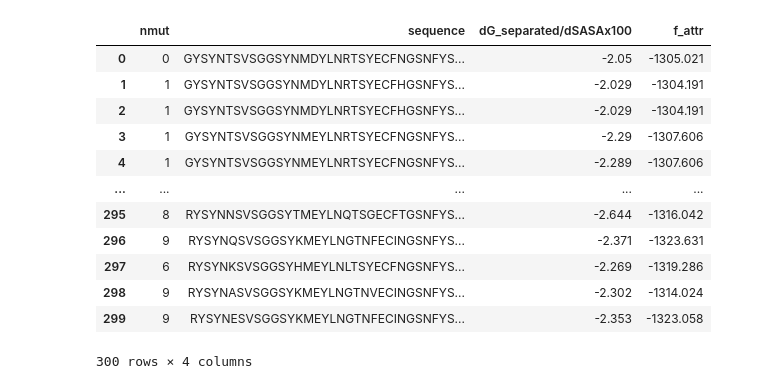
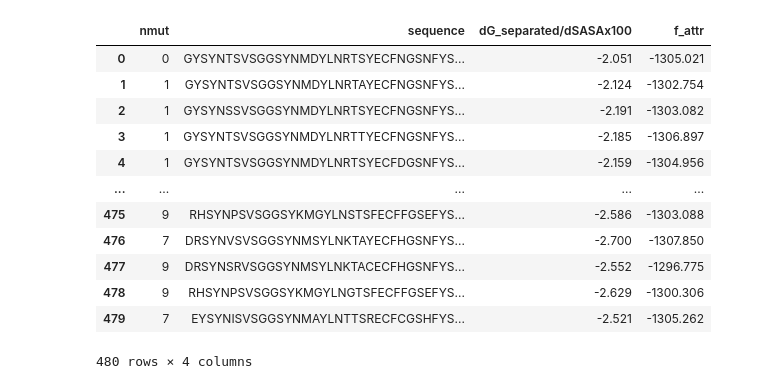
Before and after one commit to applibres/protein_ea_02, a Jupyter notebook: test.ipynb, the cells around one changed output. Cells and saved outputs as stored; diff of their text form; code cells hidden in the pictures.

```diff
--- a/test.ipynb
+++ b/test.ipynb
@@ -1,23 +1,24 @@
 # %%
 import pandas as pd
 
 
-df_inds = pd.read_csv("test_2mobj/statistics/run15_individuals.csv")
-df_inds[['dG_separated/dSASAx100', 'f_attr']] = df_inds['fitness'].str.split(',', expand=True)
+df = pd.read_csv("test3_2mobj/statistics/run15_individuals.csv")
+df_inds = df
+df_inds[['dG_separated/dSASAx100', 'f_attr']] = df_inds['fitness'].str.split(',', expand=True).astype(float)
 df_inds.drop(columns=['fitness', 'pdb_file', 'father', 'id', 'generation'], inplace=True)
 df_inds
 # %% [output]
 |  | nmut | sequence | dG_separated/dSASAx100 | f_attr |
-| 0 | 0 | GYSYNTSVSGGSYNMDYLNRTSYECFNGSNFYS... | -2.05 | -1305.021 |
-| 1 | 1 | GYSYNTSVSGGSYNMDYLNRTSYECFHGSNFYS... | -2.029 | -1304.191 |
-| 2 | 1 | GYSYNTSVSGGSYNMDYLNRTSYECFHGSNFYS... | -2.029 | -1304.191 |
-| 3 | 1 | GYSYNTSVSGGSYNMEYLNRTSYECFNGSNFYS... | -2.29 | -1307.606 |
-| 4 | 1 | GYSYNTSVSGGSYNMEYLNRTSYECFNGSNFYS... | -2.289 | -1307.606 |
+| 0 | 0 | GYSYNTSVSGGSYNMDYLNRTSYECFNGSNFYS... | -2.051 | -1305.021 |
+| 1 | 1 | GYSYNTSVSGGSYNMDYLNRTAYECFNGSNFYS... | -2.124 | -1302.754 |
+| 2 | 1 | GYSYNSSVSGGSYNMDYLNRTSYECFNGSNFYS... | -2.191 | -1303.082 |
+| 3 | 1 | GYSYNTSVSGGSYNMDYLNRTTYECFNGSNFYS... | -2.185 | -1306.897 |
+| 4 | 1 | GYSYNTSVSGGSYNMDYLNRTSYECFDGSNFYS... | -2.159 | -1304.956 |
 | ... | ... | ... | ... | ... |
-| 295 | 8 | RYSYNNSVSGGSYTMEYLNQTSGECFTGSNFYS... | -2.644 | -1316.042 |
-| 296 | 9 | RYSYNQSVSGGSYKMEYLNGTNFECINGSNFYS... | -2.371 | -1323.631 |
-| 297 | 6 | RYSYNKSVSGGSYHMEYLNLTSYECFNGSNFYS... | -2.269 | -1319.286 |
-| 298 | 9 | RYSYNASVSGGSYKMEYLNGTNVECINGSNFYS... | -2.302 | -1314.024 |
-| 299 | 9 | RYSYNESVSGGSYKMEYLNGTNFECINGSNFYS... | -2.353 | -1323.058 |
+| 475 | 9 | RHSYNPSVSGGSYKMGYLNSTSFECFFGSEFYS... | -2.586 | -1303.088 |
+| 476 | 7 | DRSYNVSVSGGSYNMSYLNKTAYECFHGSNFYS... | -2.700 | -1307.850 |
+| 477 | 9 | DRSYNSRVSGGSYNMSYLNKTACECFHGSNFYS... | -2.552 | -1296.775 |
+| 478 | 9 | RHSYNPSVSGGSYKMGYLNGTSFECFFGSEFYS... | -2.629 | -1300.306 |
+| 479 | 7 | EYSYNISVSGGSYNMAYLNTTSRECFCGSHFYS... | -2.521 | -1305.262 |
-300 rows × 4 columns
+480 rows × 4 columns
 # %%
```
Also changed, not shown: parts of 8 cells of this notebook, 11 other files.
